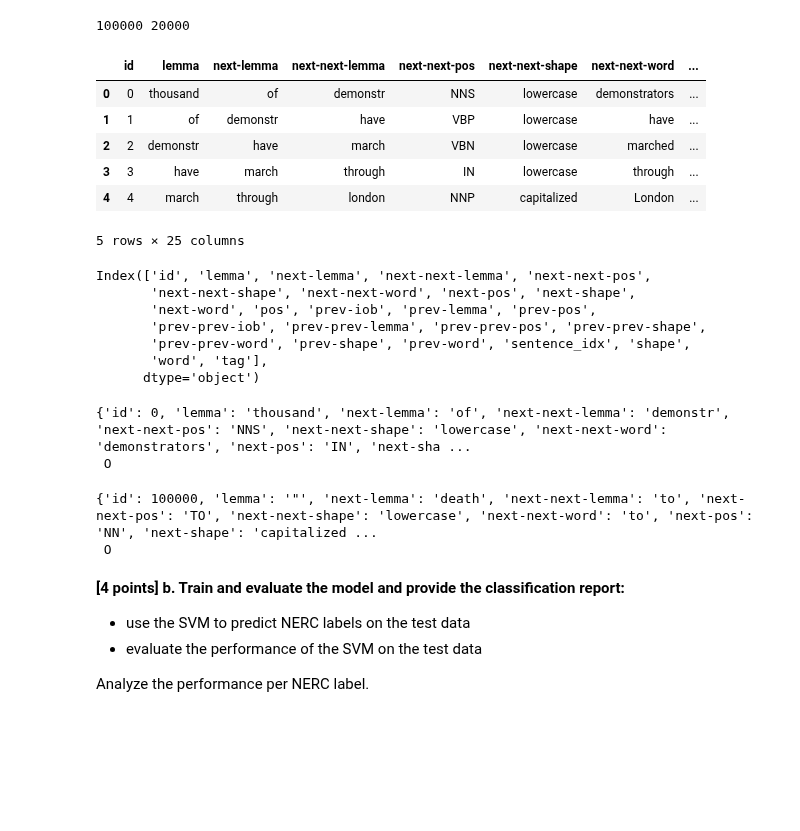
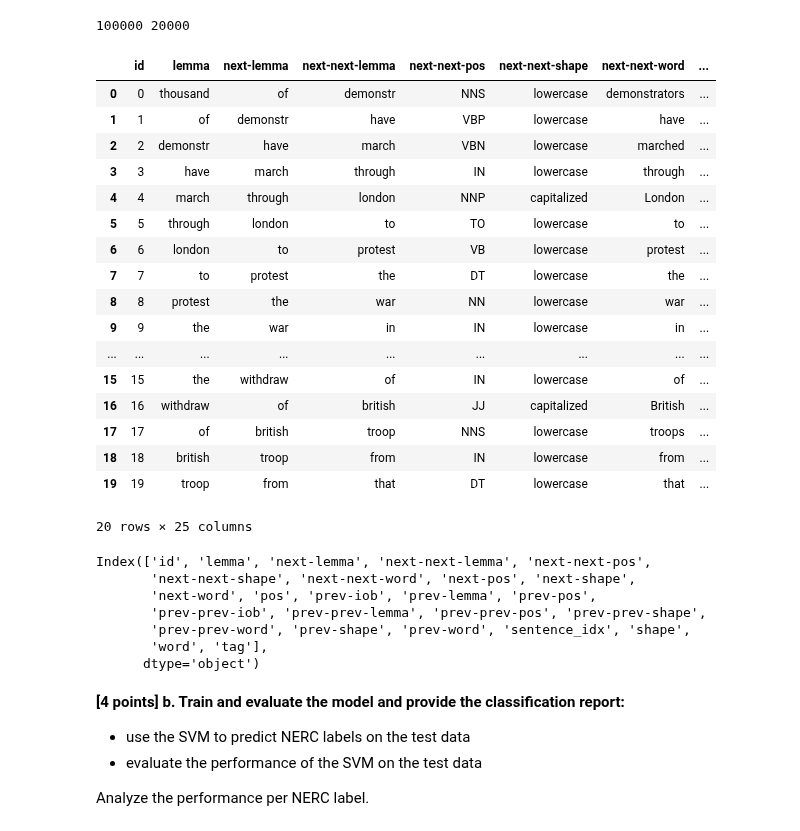
Before and after one commit to yari-iray/ba-text-mining-group19, a Jupyter notebook: lab_sessions/lab4/Lab4-Assignment-nerc.ipynb, the cells around one changed output. Saved outputs shown, nothing was run; the diff lists cells and outputs as text; code cells hidden in the pictures; blank space fills up the shorter version.

```diff
--- a/lab_sessions/lab4/Lab4-Assignment-nerc.ipynb
+++ b/lab_sessions/lab4/Lab4-Assignment-nerc.ipynb
@@ -361,15 +361,26 @@ print(len(df_train), len(df_test))
 # %% [output]
 100000 20000
 # %%
-df_train.head()
+df_train.head(20)
 # %% [output]
 |  | id | lemma | next-lemma | next-next-lemma | next-next-pos | next-next-shape | next-next-word | ... |
 | 0 | 0 | thousand | of | demonstr | NNS | lowercase | demonstrators | ... |
 | 1 | 1 | of | demonstr | have | VBP | lowercase | have | ... |
 | 2 | 2 | demonstr | have | march | VBN | lowercase | marched | ... |
 | 3 | 3 | have | march | through | IN | lowercase | through | ... |
 | 4 | 4 | march | through | london | NNP | capitalized | London | ... |
+| 5 | 5 | through | london | to | TO | lowercase | to | ... |
+| 6 | 6 | london | to | protest | VB | lowercase | protest | ... |
+| 7 | 7 | to | protest | the | DT | lowercase | the | ... |
+| 8 | 8 | protest | the | war | NN | lowercase | war | ... |
+| 9 | 9 | the | war | in | IN | lowercase | in | ... |
+| ... | ... | ... | ... | ... | ... | ... | ... | ... |
+| 15 | 15 | the | withdraw | of | IN | lowercase | of | ... |
+| 16 | 16 | withdraw | of | british | JJ | capitalized | British | ... |
+| 17 | 17 | of | british | troop | NNS | lowercase | troops | ... |
+| 18 | 18 | british | troop | from | IN | lowercase | from | ... |
+| 19 | 19 | troop | from | that | DT | lowercase | that | ... |
-5 rows × 25 columns
+20 rows × 25 columns
 # %%
 print(df_train.columns)
 # %% [output]
@@ -392,5 +413,0 @@ training_features = df_train[columns].to_dict('records')
-# %%
-print(training_features[0],"\n", training_gold_labels[0])
-# %% [output]
-{'id': 0, 'lemma': 'thousand', 'next-lemma': 'of', 'next-next-lemma': 'demonstr', 'next-next-pos': 'NNS', 'next-next-shape': 'lowercase', 'next-next-word': 'demonstrators', 'next-pos': 'IN', 'next-sha ...
- O
@@ -406,5 +413,0 @@ test_features = df_test[columns].to_dict('records')
-# %%
-print(test_features[0],"\n", test_gold_labels[0])
-# %% [output]
-{'id': 100000, 'lemma': '"', 'next-lemma': 'death', 'next-next-lemma': 'to', 'next-next-pos': 'TO', 'next-next-shape': 'lowercase', 'next-next-word': 'to', 'next-pos': 'NN', 'next-shape': 'capitalized ...
- O
```
Also changed, not shown: parts of 5 cells of this notebook.
